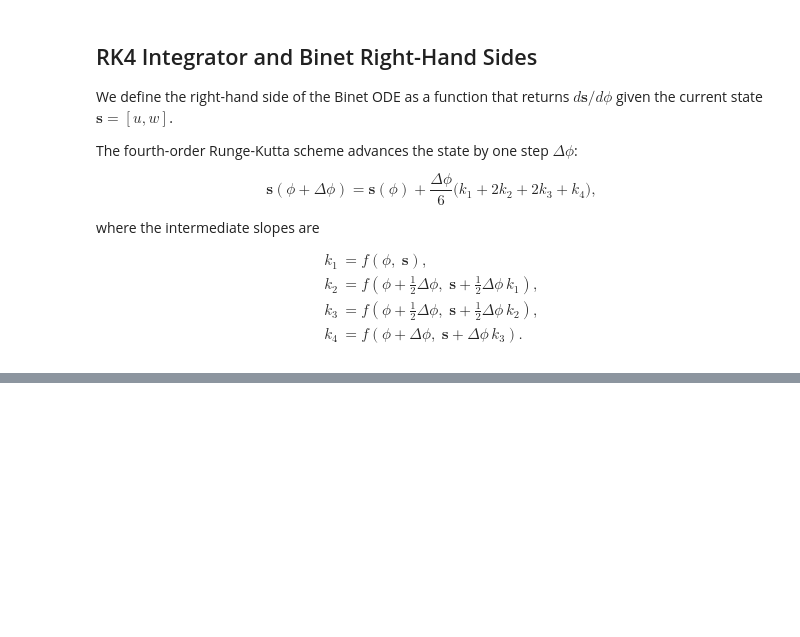
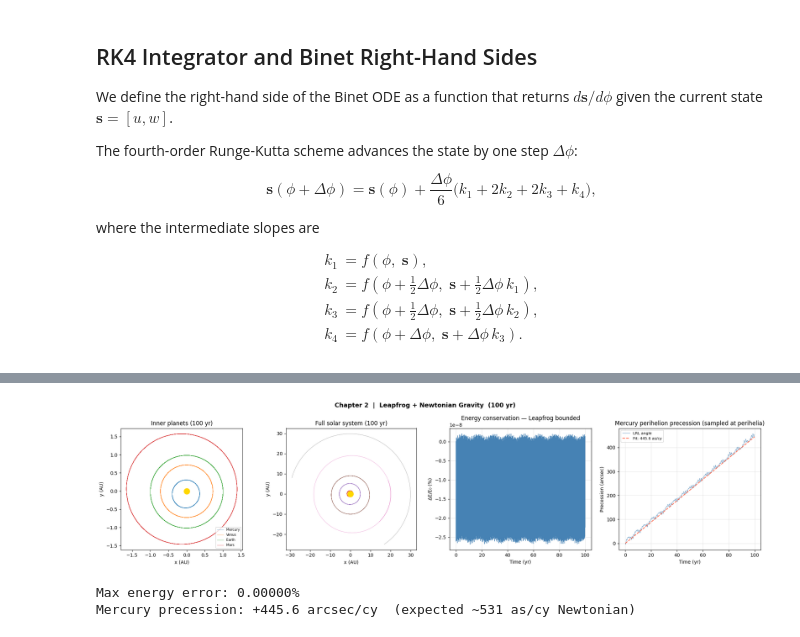
Before and after one commit to aditya-jyrj/solar-system, a Jupyter notebook: project.ipynb, the cells around one changed output, grey strips where cells are left out. Drawn from its saved outputs; the diff is of its cells as text; code cells hidden in the pictures; blank space fills up the shorter version.

```diff
--- a/project.ipynb
+++ b/project.ipynb
@@ -604,0 +832,55 @@ def rk4_step(f, s, phi, dphi):
+# %%
+fig, axes = plt.subplots(1, 4, figsize=(20, 5))
+fig.suptitle("Chapter 2  |  Leapfrog + Newtonian Gravity  (100 yr)",
+             fontsize=13, fontweight='bold')
+
+# --- inner planet orbits ---
+ax = axes[0]
+ax.set_aspect('equal')
+ax.scatter(0, 0, color='gold', s=150, zorder=6)
+for name in ['Mercury', 'Venus', 'Earth', 'Mars']:
+    idx = PNAMES.index(name) + 1
+    r_hel = tr2[::4, idx] - tr2[::4, 0]
+    ax.plot(r_hel[:, 0], r_hel[:, 1], lw=0.4, label=name)
+ax.set_xlabel('x (AU)');  ax.set_ylabel('y (AU)')
+ax.set_title('Inner planets (100 yr)')
+ax.legend(fontsize=7)
+
+# --- full solar system ---
+ax = axes[1]
+ax.set_aspect('equal')
+ax.scatter(0, 0, color='gold', s=150, zorder=6)
+for idx in range(1, len(gm0)):
+    r_hel = tr2[::4, idx] - tr2[::4, 0]
+    ax.plot(r_hel[:, 0], r_hel[:, 1], lw=0.4)
+ax.set_xlabel('x (AU)');  ax.set_ylabel('y (AU)')
+ax.set_title('Full solar system (100 yr)')
+
+# --- energy conservation ---
+ax = axes[2]
+dE2 = (te2 - te2[0]) / abs(te2[0]) * 100
+ax.plot(t2, dE2, lw=0.8, color='steelblue')
+ax.set_xlabel('Time (yr)');  ax.set_ylabel('ΔE/E₀ (%)')
+ax.set_title('Energy conservation — Leapfrog bounded')
+ax.grid(True, alpha=0.3)
+
+# --- mercury LRL angle (precession) ---
+ax = axes[3]
+fit_line = np.polyval(np.polyfit(t2_yr, angles2, 1), t2_yr)
+ax.plot(t2_yr, (angles2 - angles2[0]) * ARCSEC, lw=0.6, color='steelblue',
+        label='LRL angle')
+ax.plot(t2_yr, (fit_line - fit_line[0]) * ARCSEC, ls='--', lw=1.5,
+        color='tomato', label=f'Fit: {rate2:.1f} as/cy')
+ax.set_xlabel('Time (yr)');  ax.set_ylabel('Precession (arcsec)')
+ax.set_title('Mercury perihelion precession (sampled at perihelia)')
+ax.legend(fontsize=8);  ax.grid(True, alpha=0.3)
+
+plt.tight_layout()
+plt.show()
+
+print(f"Max energy error: {np.max(np.abs(dE2)):.5f}%")
+print(f"Mercury precession: {rate2:+.1f} arcsec/cy  (expected ~531 as/cy Newtonian)")
+# %% [output]
+[figure, added]
+Max energy error: 0.00000%
+Mercury precession: +445.6 arcsec/cy  (expected ~531 as/cy Newtonian)
```
Also changed, not shown: parts of 17 cells of this notebook.
